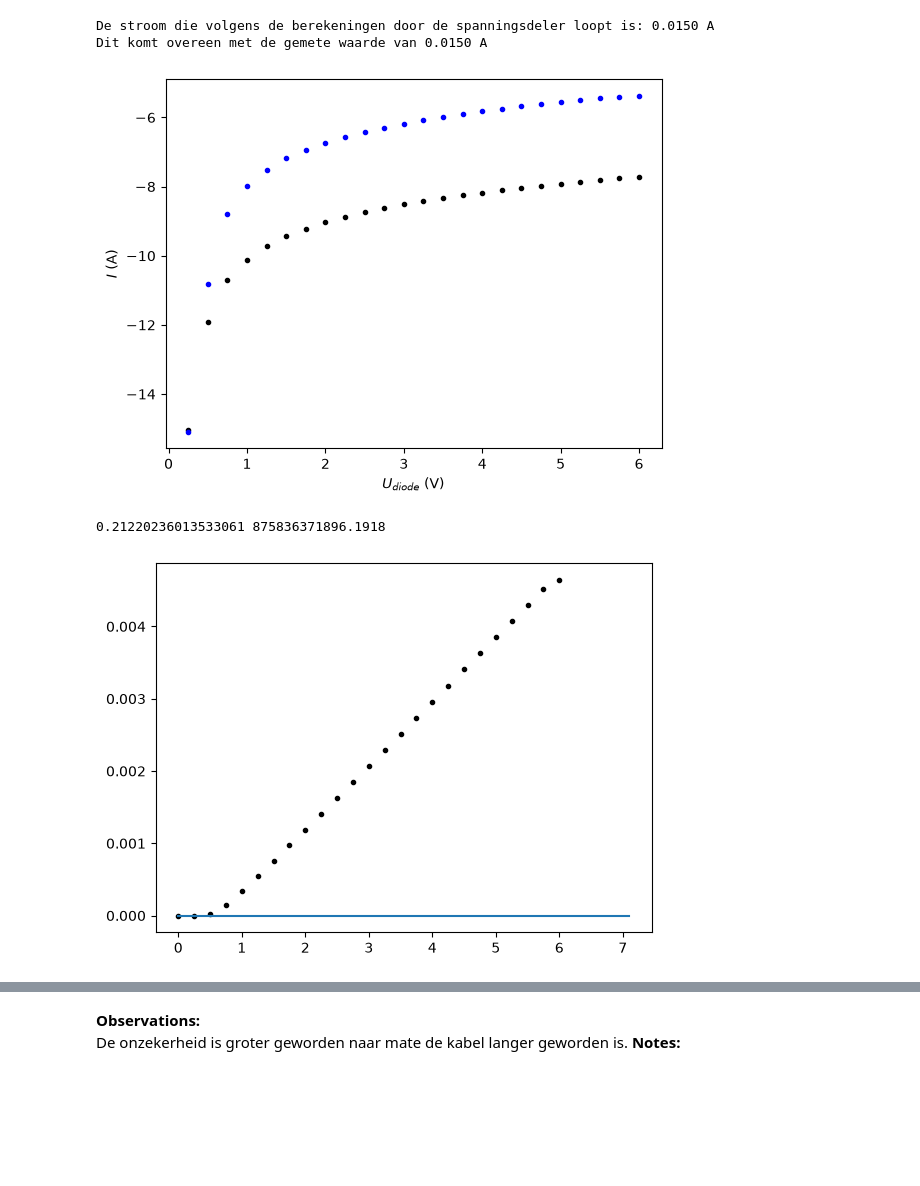
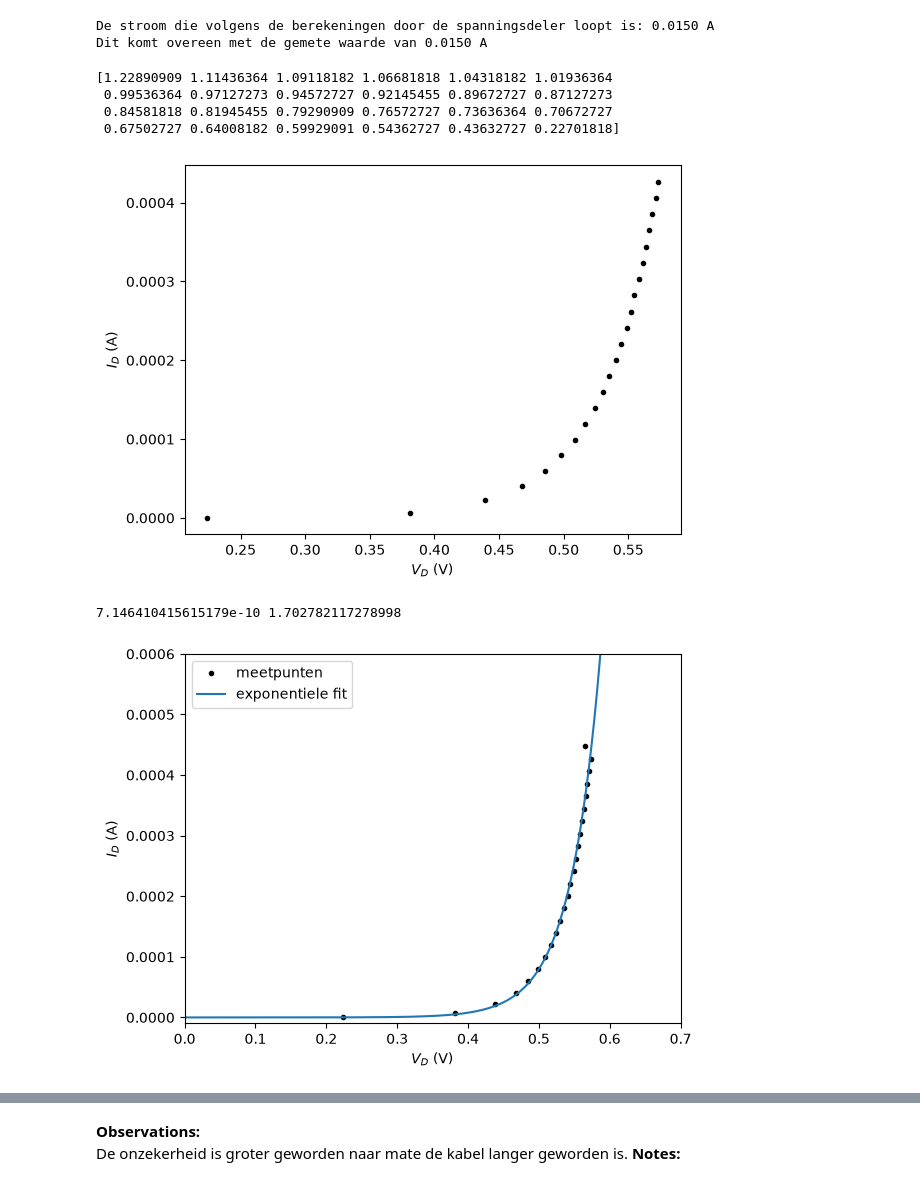
Before and after one commit to git-Noisy/IP2-thermolab, a Jupyter notebook: BM_labjournaal.ipynb, the cells around one changed output, grey strips where cells are left out. Drawn from its saved outputs; the diff is of its cells as text; code cells hidden in the pictures; blank space fills up the shorter version.

```diff
--- a/BM_labjournaal.ipynb
+++ b/BM_labjournaal.ipynb
@@ -108,54 +108,90 @@ Dit komt overeen met de gemete waarde van 0.0150 A
 # %%
 #Diode bepaling voorbereiding
 
-q = 1.602176634e-19
+q = -1.602176634e-19
 kB = 1.380649e-23
 T = 293.15
 
 
 def current_func(V_D, I0, n):
-    return I0 * (np.exp((-q*V_D)/(n*kB*T)))
+    return I0 * (np.exp((-q*V_D)/(n*kB*T))-1)
 
-U_bron = np.arange(0,6.00001,0.25)
+U_bron = np.arange(0.25,6.00001,0.25)
 U_bron = np.flip(U_bron)
 
-U_R1_m1 = np.array([0.46482, 0.45242, 0.42997, 0.40765, 0.38525, 0.36287, 0.34051, 0.31816, 0.29597, 0.27364, 0.25136, 0.22916, 0.20696, 0.18486, 0.16278, 0.14077, 0.11900, 0.097260, 0.075747, 0.054591, 0.034078, 0.015201, 0.002004, 0.000028, 0])
+U_R1_m1 = np.array([0.46482, 0.45242, 0.42997, 0.40765, 0.38525, 0.36287, 0.34051, 0.31816, 0.29597, 0.27364, 0.25136, 0.22916, 0.20696, 0.18486, 0.16278, 0.14077, 0.11900, 0.097260, 0.075747, 0.054591, 0.034078, 0.015201, 0.002004, 0.000028])
 
 
 I_R1_m1 = U_R1_m1/100
+U_knoop = U_bron*10000/11000 -I_R1_m1*(10000000/11000)
+print(U_knoop)
+
+V_D = U_knoop-U_R1_m1
+
+
 #deze meting met 10k resistor ipv 100
-U_R1_m2 = np.array ([4.4815, 4.2664, 4.0596, 3.8538, 3.6475, 3.4413, 3.2353, 3.0299, 2.8249, 2.6192, 2.4134, 2.2092, 2.0046, 1.8009, 1.5972, 1.3948, 1.1932, 0.9923, 0.79325, 0.59686, 0.40483, 0.22282, 0.06729, 0.00290, 0])
+U_R1_m2 = np.array ([4.4815, 4.2664, 4.0596, 3.8538, 3.6475, 3.4413, 3.2353, 3.0299, 2.8249, 2.6192, 2.4134, 2.2092, 2.0046, 1.8009, 1.5972, 1.3948, 1.1932, 0.9923, 0.79325, 0.59686, 0.40483, 0.22282, 0.06729, 0.00290])
 I_R1_m2 = U_R1_m2/10000
+
+
+U_knoop2 = U_bron*10000/11000 -I_R1_m2*(10000000/11000)
+
+
+V_D2 = U_knoop2-U_R1_m2
+# %% [output]
+[1.22890909 1.11436364 1.09118182 1.06681818 1.04318182 1.01936364
+ 0.99536364 0.97127273 0.94572727 0.92145455 0.89672727 0.87127273
+ 0.84581818 0.81945455 0.79290909 0.76572727 0.73636364 0.70672727
+ 0.67502727 0.64008182 0.59929091 0.54362727 0.43632727 0.22701818]
 # %%
 #data meting 1 plotten
 
 plt.figure()
 
-plt.plot(U_bron,np.log(I_R1_m2), 'k.')
-plt.plot(U_bron,np.log(I_R1_m1), 'b.')
+#plt.plot(V_D,np.log(I_R1_m2), 'k.')
+#Data meting 2 plotten als lineair
+plt.plot(V_D2[1:],(I_R1_m2[1:]), 'k.')
 
-plt.ylabel("$I$ (A)")
-plt.xlabel("$U_{diode}$ (V)")
+plt.ylabel(r"$I_D$ (A)")
+plt.xlabel("$V_D$ (V)")
 
 plt.show()
 
 #curve fitten
-p0 = [1e-9, 1.5]
+p0 = [1e-10, 2]
 
-popt, pcov = curve_fit(current_func, U_bron,U_R1_m1, p0=p0)
+popt, pcov = curve_fit(current_func, V_D[1:],I_R1_m1[1:], p0=p0)
 
-perr = np.sqrt(np.diag(pcov))
+perror = np.sqrt(np.diag(pcov))
 
-x_range_fit = np.arange(0,1.2*np.max(U_bron), 0.1)
+x_range_fit = np.arange(0,1.2*np.max(V_D), 0.001)
 
-print(*popt)
+#print(*popt)
 
+#plt.figure()
+
+#plt.plot(V_D,I_R1_m1, 'k.')
+#plt.plot(x_range_fit, current_func(x_range_fit,*popt))
+#plt.show()
+
+
+#meting 2 fitten
+popt2, pcov2 = curve_fit(current_func, V_D2[0:],I_R1_m2[0:], p0=p0)
+x_range_fit2 = np.arange(0,1.2*np.max(V_D2), 0.001)
+print(*popt2)
 plt.figure()
 
-plt.plot(U_bron,I_R1_m1, 'k.')
-plt.plot(x_range_fit, current_func(x_range_fit,1e-9,1.5))
+plt.plot(V_D2,I_R1_m2, 'k.',label = 'meetpunten ')
+plt.plot(x_range_fit2, current_func(x_range_fit2,*popt2),label = "exponentiele fit")
+plt.ylabel(r"$I_D$ (A)")
+plt.xlabel("$V_D$ (V)")
+
+plt.ylim(-0.1e-4,6e-4)
+plt.xlim(0,0.7)
+plt.legend()
+plt.savefig('Boltzmann_exponential_fit.pdf', bbox_inches='tight')
 plt.show()
 # %% [output]
-[figure, old version]
+[figure, new version]
-0.21220236013533061 875836371896.1918
+7.146410415615179e-10 1.702782117278998
-[figure, old version]
+[figure, new version]
```
Also changed, not shown: parts of 2 cells of this notebook.
